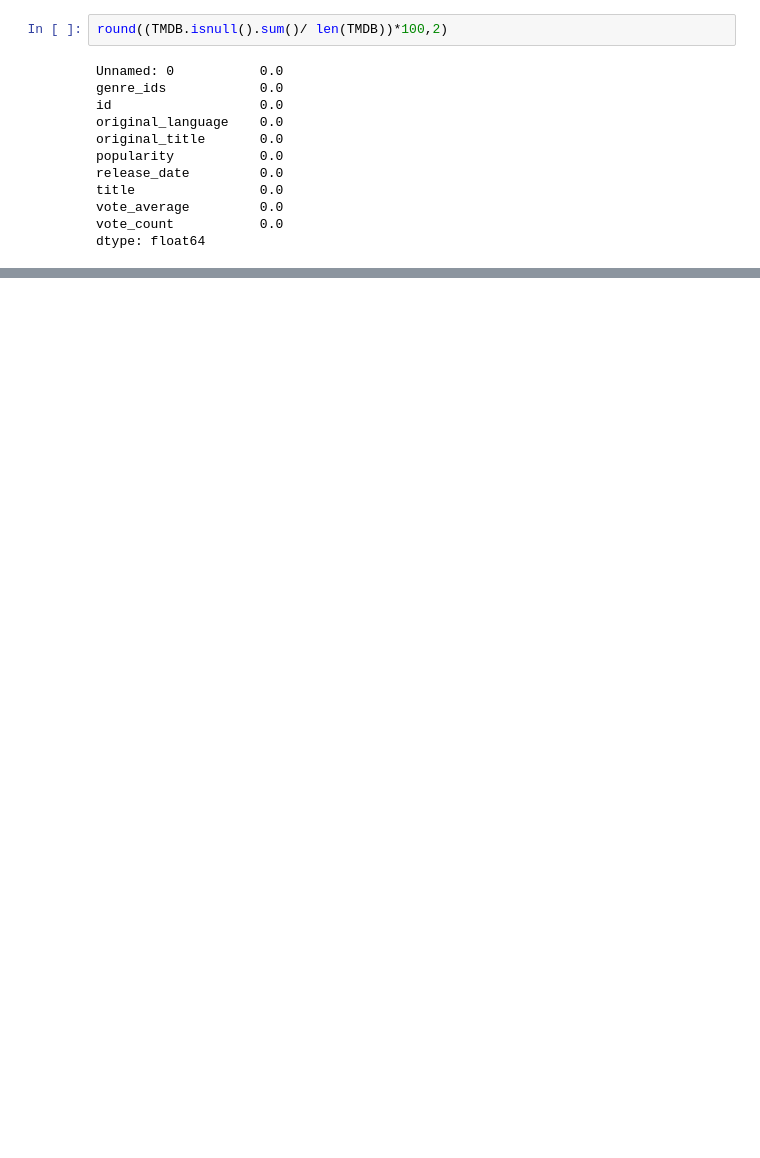
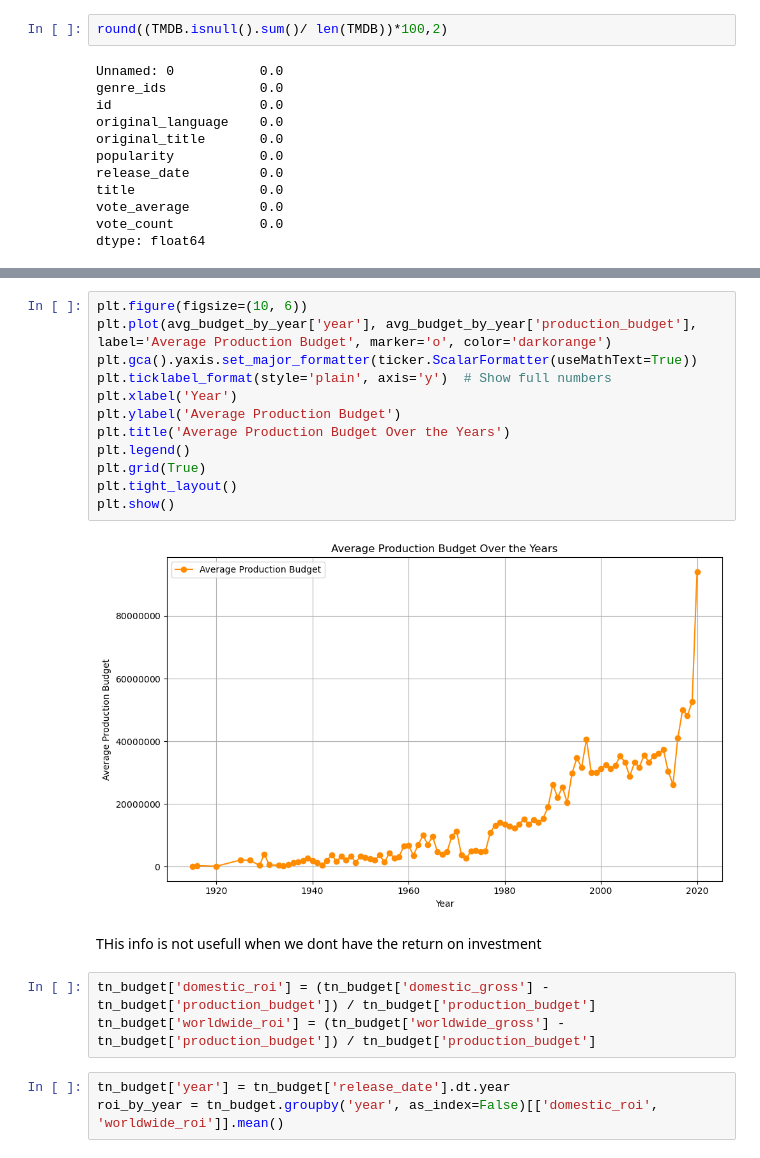
Before and after one commit to felix-musau/phase_2_project, a Jupyter notebook: index.ipynb, the cells around one changed output, grey strips where cells are left out. Saved outputs shown, nothing was run; the diff lists cells and outputs as text; blank space fills up the shorter version.

```diff
--- a/index.ipynb
+++ b/index.ipynb
@@ -403,0 +412,22 @@ memory usage: 271.2+ KB
+# %%
+plt.figure(figsize=(10, 6))
+plt.plot(avg_budget_by_year['year'], avg_budget_by_year['production_budget'], label='Average Production Budget', marker='o', color='darkorange')
+plt.gca().yaxis.set_major_formatter(ticker.ScalarFormatter(useMathText=True))
+plt.ticklabel_format(style='plain', axis='y')  # Show full numbers
+plt.xlabel('Year')
+plt.ylabel('Average Production Budget')
+plt.title('Average Production Budget Over the Years')
+plt.legend()
+plt.grid(True)
+plt.tight_layout()
+plt.show()
+# %% [output]
+[figure, added]
+# %% [markdown]
+THis info is not usefull when we dont have the return on investment
+# %%
+tn_budget['domestic_roi'] = (tn_budget['domestic_gross'] - tn_budget['production_budget']) / tn_budget['production_budget']
+tn_budget['worldwide_roi'] = (tn_budget['worldwide_gross'] - tn_budget['production_budget']) / tn_budget['production_budget']
+# %%
+tn_budget['year'] = tn_budget['release_date'].dt.year
+roi_by_year = tn_budget.groupby('year', as_index=False)[['domestic_roi', 'worldwide_roi']].mean()
```
Also changed, not shown: parts of 107 cells of this notebook.
